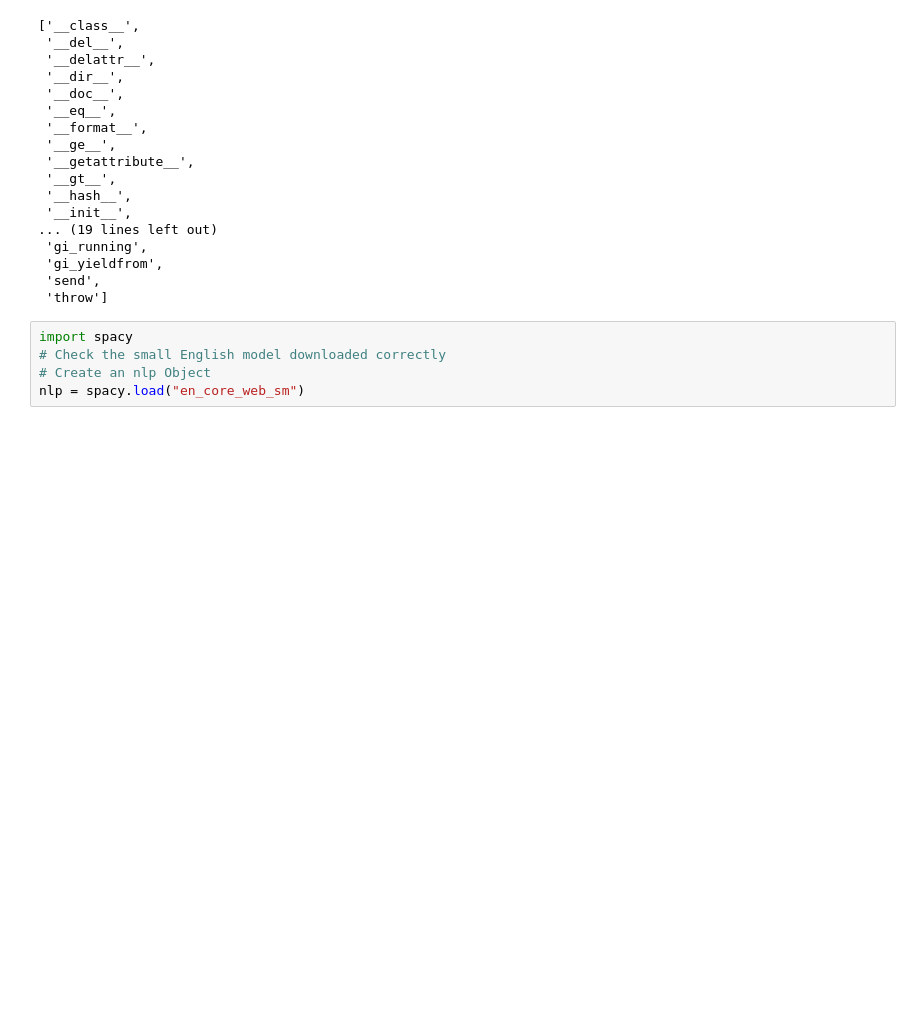
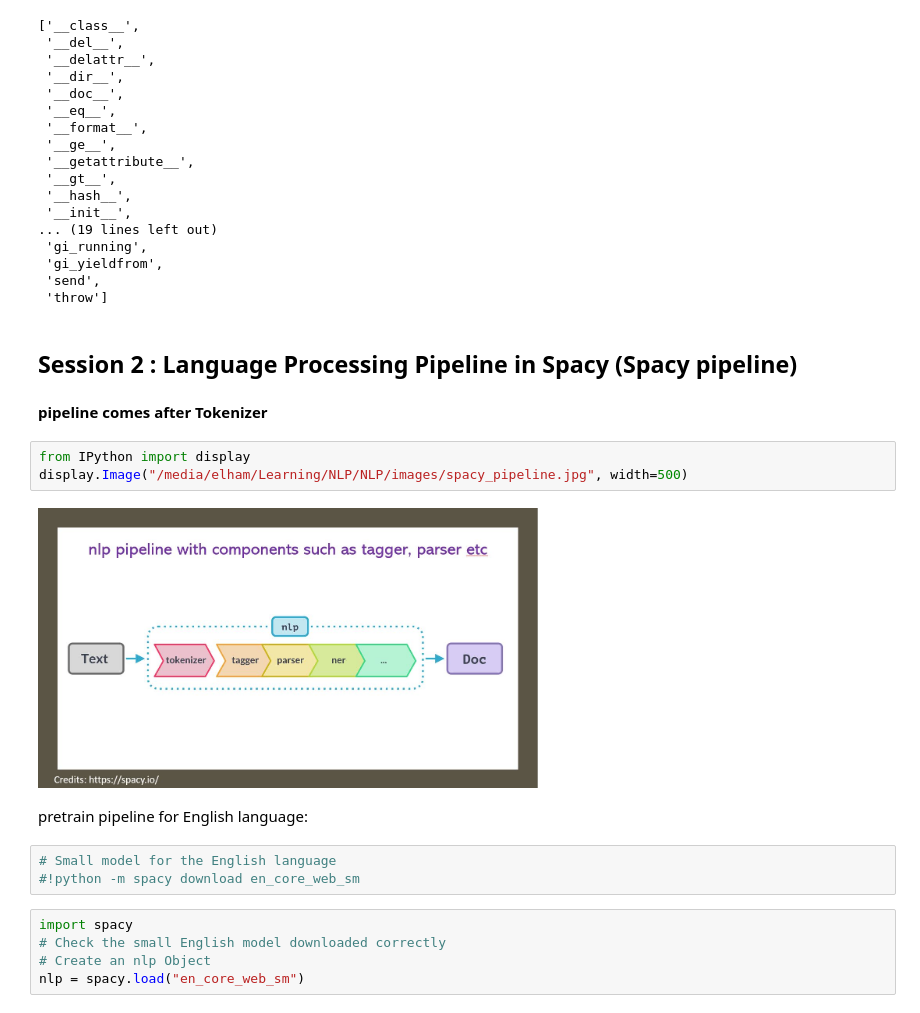
Before and after one commit to ElFatemehHonarvar/NLP, a Jupyter notebook: basics/spacy.ipynb, the cells around one changed output. Drawn from its saved outputs; the diff is of its cells as text; blank space fills up the shorter version.

Commit message:
Start session 2 : Up to 6

```diff
--- a/basics/spacy.ipynb
+++ b/basics/spacy.ipynb
@@ -165,6 +170,20 @@ sentence: Dr. Sam, Let's talk about this first!
  'gi_yieldfrom',
  'send',
  'throw']
+# %% [markdown]
+## Session 2 : Language Processing Pipeline in Spacy (Spacy pipeline)
+# %% [markdown]
+**pipeline comes after Tokenizer**
+# %%
+from IPython import display
+display.Image("/media/elham/Learning/NLP/NLP/images/spacy_pipeline.jpg", width=500)
+# %% [output]
+[figure, added]
+# %% [markdown]
+pretrain pipeline for English language:
+# %%
+# Small model for the English language
+#!python -m spacy download en_core_web_sm
 # %%
 import spacy
 # Check the small English model downloaded correctly
```
Also changed, not shown: parts of 2 cells of this notebook, 3 other files.
